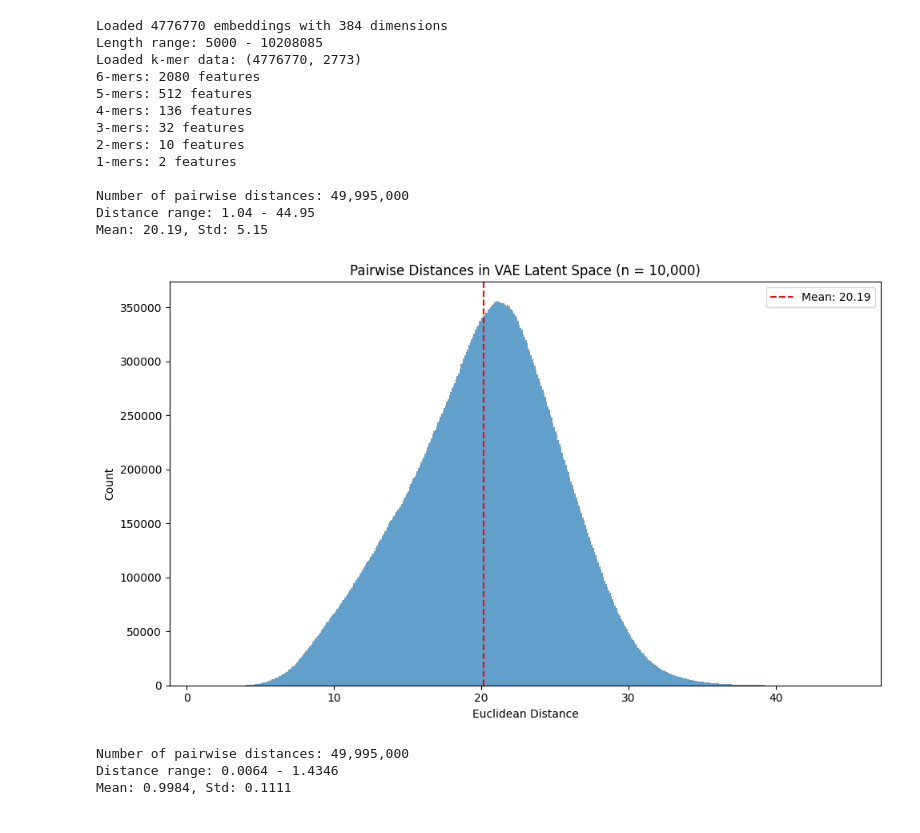
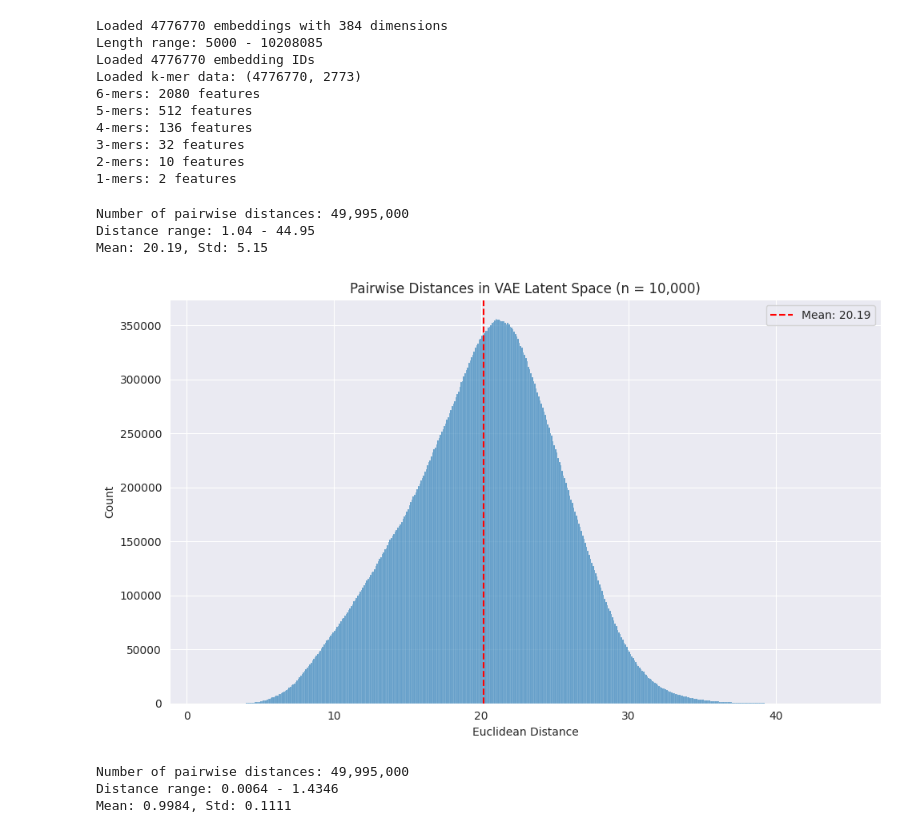
Before and after one commit to tnn111/Embedding, a Jupyter notebook: clustering.ipynb, the cells around one changed output. Drawn from its saved outputs; the diff is of its cells as text; code cells hidden in the pictures.

```diff
--- a/clustering.ipynb
+++ b/clustering.ipynb
@@ -2,6 +2,9 @@
 import numpy as np
 from scipy.spatial.distance import pdist
 import matplotlib.pyplot as plt
+import seaborn as sns
+
+sns.set_style('darkgrid')
 
 # Load embeddings (col 0 = length, cols 1-384 = embeddings)
 data = np.load('Data/all_embeddings.npy')
@@ -9,6 +12,10 @@ lengths = data[:, 0]
 embeddings = data[:, 1:]
 print(f'Loaded {embeddings.shape[0]} embeddings with {embeddings.shape[1]} dimensions')
 print(f'Length range: {lengths.min():.0f} - {lengths.max():.0f}')
+
+# Load embedding IDs
+embedding_ids = np.loadtxt('Data/all_ids.txt', dtype = str)
+print(f'Loaded {embedding_ids.shape[0]} embedding IDs')
 
 # Load k-mer frequencies (col 0 = length, cols 1-2772 = k-mers)
 kmers = np.load('Data/all_kmers.npy')
@@ -28,31 +35,10 @@ print(f'4-mers: {four_mers.shape[1]} features')
 print(f'3-mers: {three_mers.shape[1]} features')
 print(f'2-mers: {two_mers.shape[1]} features')
 print(f'1-mers: {one_mers.shape[1]} features')
-
-# Randomly sample 10,000 entries
-rng = np.random.default_rng(42)
-idx = rng.choice(len(embeddings), size = 10_000, replace = False)
-sample = embeddings[idx]
-
-# Calculate pairwise Euclidean distances
-distances = pdist(sample, metric = 'euclidean')
-print(f'\nNumber of pairwise distances: {len(distances):,}')
-print(f'Distance range: {distances.min():.2f} - {distances.max():.2f}')
-print(f'Mean: {distances.mean():.2f}, Std: {distances.std():.2f}')
-
-# Plot histogram
-fig, ax = plt.subplots(figsize = (10, 6))
-ax.hist(distances, bins = 500, edgecolor = 'none', alpha = 0.7)
-ax.axvline(distances.mean(), color = 'red', linestyle = '--', label = f'Mean: {distances.mean():.2f}')
-ax.set_xlabel('Euclidean Distance')
-ax.set_ylabel('Count')
-ax.set_title('Pairwise Distances in VAE Latent Space (n = 10,000)')
-ax.legend()
-plt.tight_layout()
-plt.show()
 # %% [output]
 Loaded 4776770 embeddings with 384 dimensions
 Length range: 5000 - 10208085
+Loaded 4776770 embedding IDs
 Loaded k-mer data: (4776770, 2773)
 6-mers: 2080 features
 5-mers: 512 features
@@ -60,11 +46,33 @@ Loaded k-mer data: (4776770, 2773)
 3-mers: 32 features
 2-mers: 10 features
 1-mers: 2 features
-
-Number of pairwise distances: 49,995,000
-Distance range: 1.04 - 44.95
-Mean: 20.19, Std: 5.15
-[figure, removed]
+# %%
+# Randomly sample 10,000 entries
+rng = np.random.default_rng(42)
+idx = rng.choice(len(embeddings), size = 10_000, replace = False)
+sample = embeddings[idx]
+
+# Calculate pairwise Euclidean distances
+distances = pdist(sample, metric = 'euclidean')
+print(f'\nNumber of pairwise distances: {len(distances):,}')
+print(f'Distance range: {distances.min():.2f} - {distances.max():.2f}')
+print(f'Mean: {distances.mean():.2f}, Std: {distances.std():.2f}')
+
+# Plot histogram
+fig, ax = plt.subplots(figsize = (10, 6))
+sns.histplot(distances, bins = 500, alpha = 0.7, ax = ax)
+ax.axvline(distances.mean(), color = 'red', linestyle = '--', label = f'Mean: {distances.mean():.2f}')
+ax.set_xlabel('Euclidean Distance')
+ax.set_ylabel('Count')
+ax.set_title('Pairwise Distances in VAE Latent Space (n = 10,000)')
+ax.legend()
+plt.tight_layout()
+plt.show()
+# %% [output]
+Number of pairwise distances: 49,995,000
+Distance range: 1.04 - 44.95
+Mean: 20.19, Std: 5.15
+[figure, added]
 # %%
 from scipy.spatial.distance import pdist
 import matplotlib.pyplot as plt
```
Also changed, not shown: parts of 1 cell of this notebook, 4 other files.
